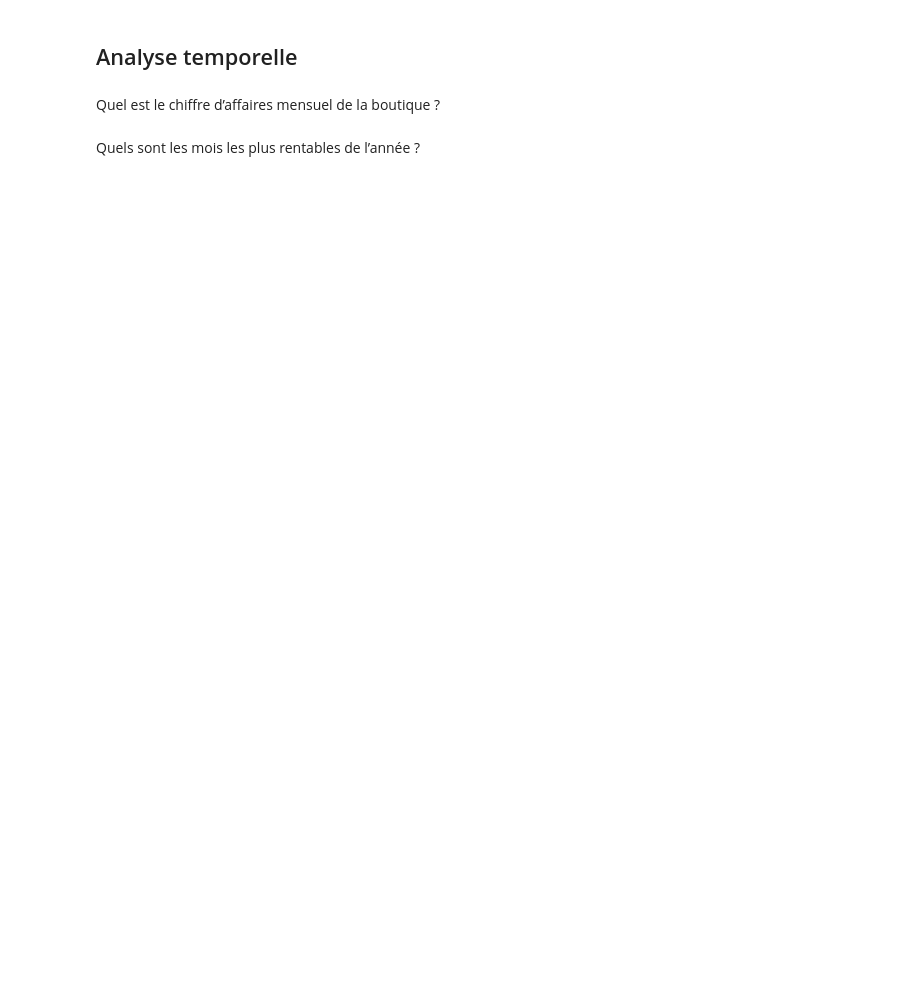
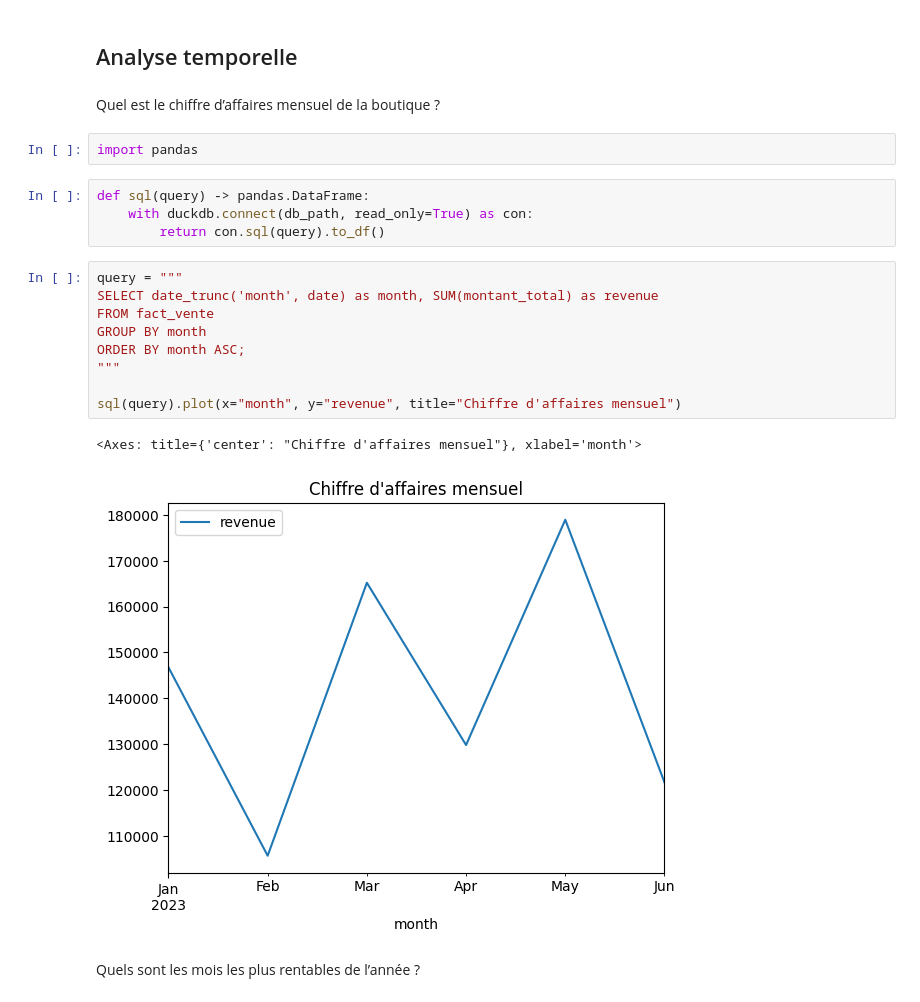
Before and after one commit to thomas-lefloch/spark_dbt, a Jupyter notebook: data_cleaning.ipynb, the cells around one changed output. Saved outputs shown, nothing was run; the diff lists cells and outputs as text; blank space fills up the shorter version.

```diff
--- a/data_cleaning.ipynb
+++ b/data_cleaning.ipynb
@@ -331,5 +333,23 @@ Dbt créera automatiquement les tables de dimensions et de fait à partir de la
 ## Analyse temporelle
 # %% [markdown]
 Quel est le chiffre d’affaires mensuel de la boutique ?
+# %%
+import pandas
+# %%
+def sql(query) -> pandas.DataFrame:
+    with duckdb.connect(db_path, read_only=True) as con:
+        return con.sql(query).to_df()
+# %%
+query = """
+SELECT date_trunc('month', date) as month, SUM(montant_total) as revenue
+FROM fact_vente
+GROUP BY month
+ORDER BY month ASC;
+"""
+
+sql(query).plot(x="month", y="revenue", title="Chiffre d'affaires mensuel")
+# %% [output]
+<Axes: title={'center': "Chiffre d'affaires mensuel"}, xlabel='month'>
+[figure, added]
 # %% [markdown]
 Quels sont les mois les plus rentables de l’année ?
```
Also changed, not shown: parts of 4 cells of this notebook, 1 other file.
